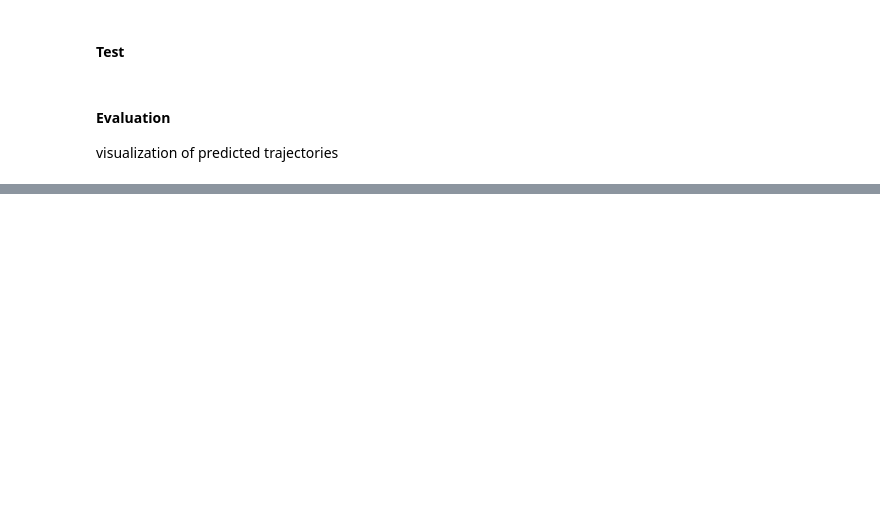
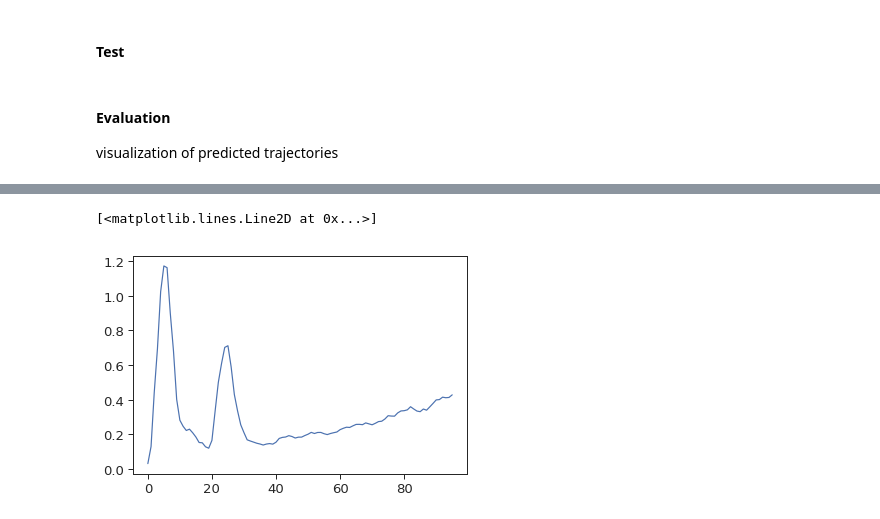
Before and after one commit to lappalainenj/mapsgan, a Jupyter notebook: examples/How to train with cLRSolver?.ipynb, the cells around one changed output, grey strips where cells are left out. Saved outputs shown, nothing was run; the diff lists cells and outputs as text; code cells hidden in the pictures; blank space fills up the shorter version.

```diff
--- a/examples/How to train with cLRSolver?.ipynb
+++ b/examples/How to train with cLRSolver?.ipynb
@@ -54,0 +77,5 @@ ll = vis.trajectories(output, scenes=[10])
+# %%
+plt.plot(smooth_data(solver.train_loss_history['validation']['diversity']['agent_interp'], 5))
+# %% [output]
+[<matplotlib.lines.Line2D at 0x...>]
+[figure, added]
```
Also changed, not shown: parts of 9 cells of this notebook, 8 other files.
